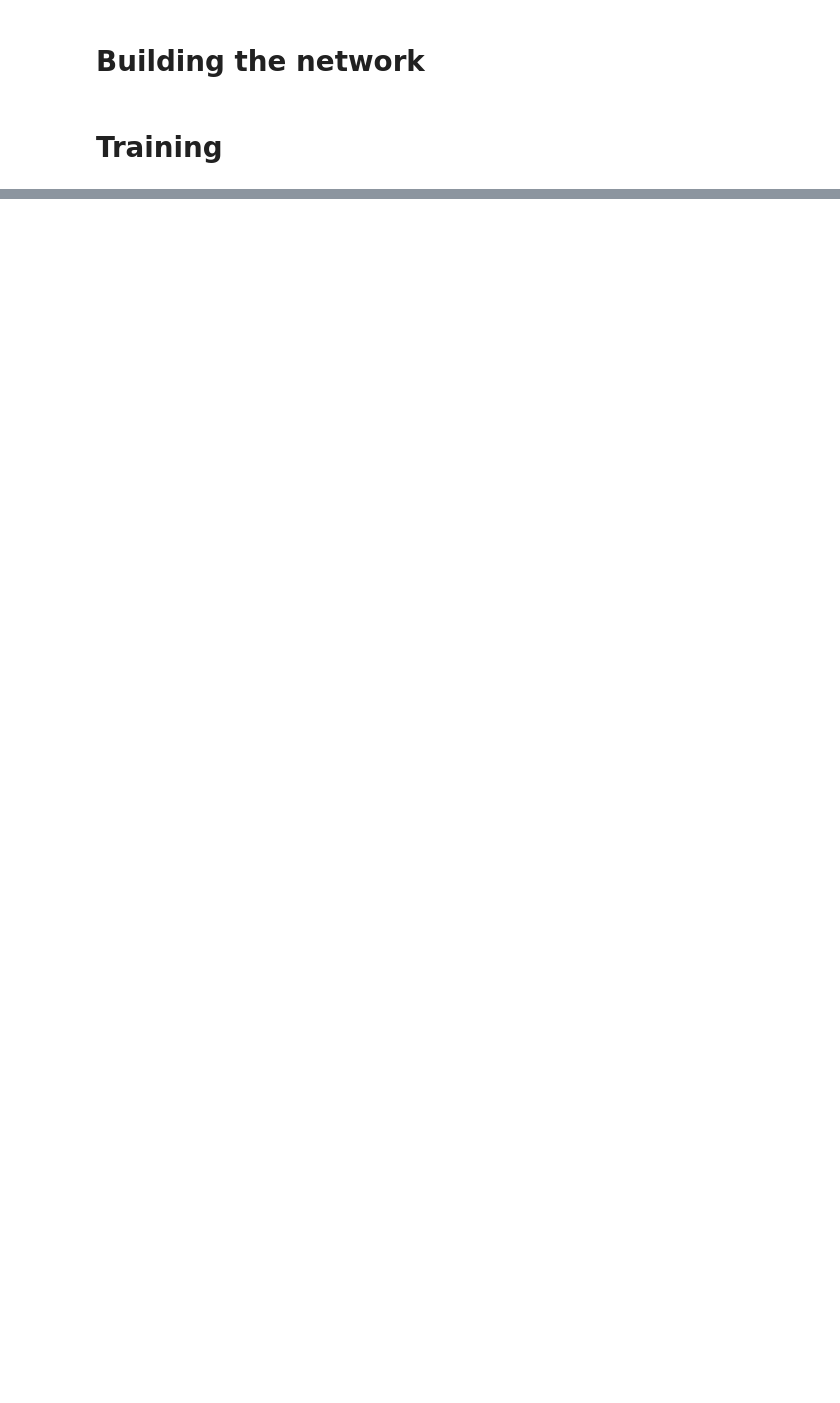
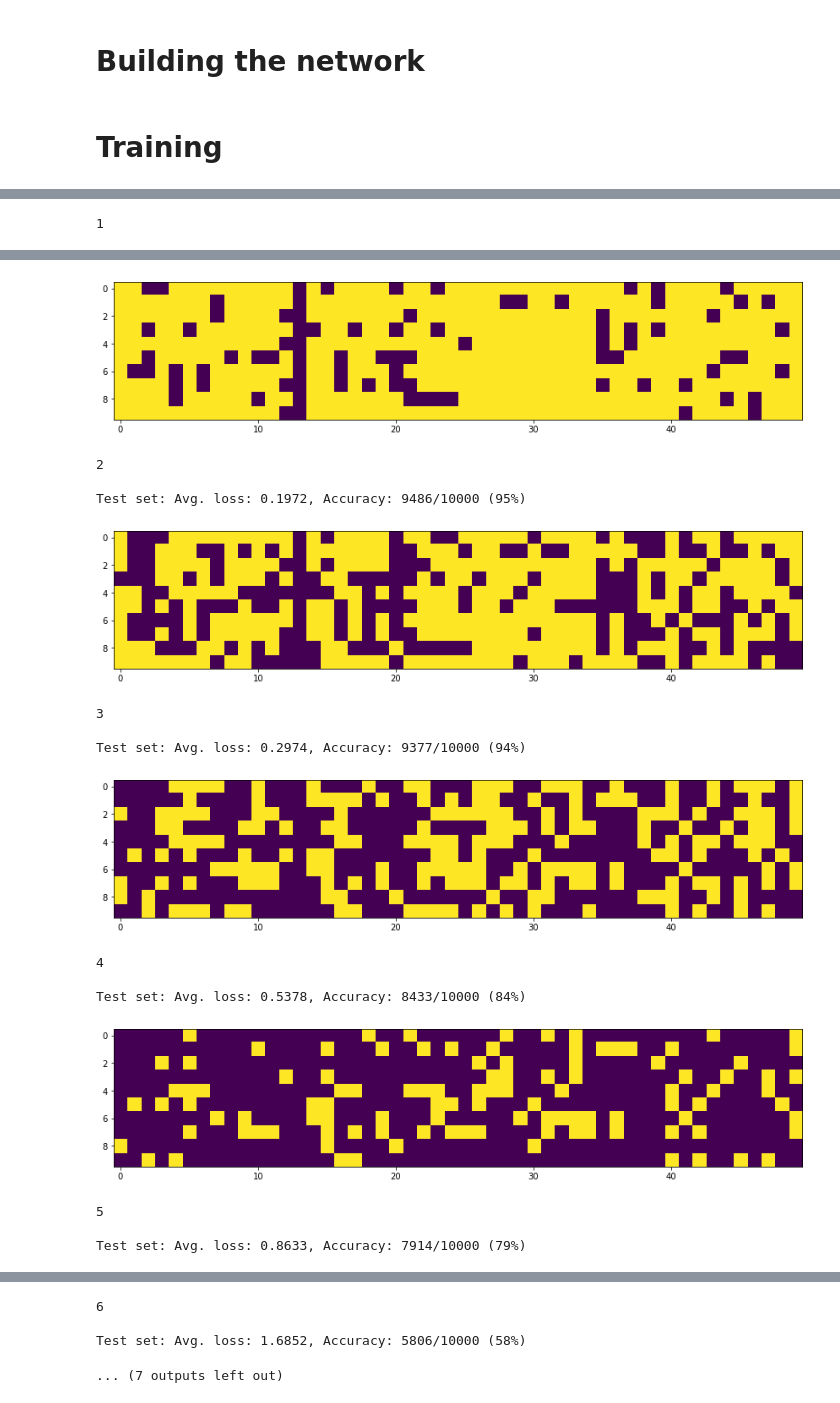
Before and after one commit to arkhycat/disenntangle, a Jupyter notebook: mnist_disentangling.ipynb, the cells around one changed output, grey strips where cells are left out. Cells and saved outputs as stored; diff of their text form; code cells hidden in the pictures; blank space fills up the shorter version.

```diff
--- a/mnist_disentangling.ipynb
+++ b/mnist_disentangling.ipynb
@@ -174,0 +212,12 @@ plt.imshow(np.abs(np.corrcoef(np.transpose(merged)))[-10:, :-10]>corr_thr)
+# %%
+#network.mask = torch.tensor((np.abs(corrm)>corr_thr).astype(float)).float()
+for c in range(1, 10):
+    network.set_mask(torch.tensor((np.abs(corrm)>c/10).astype(float)).float())
+    print(c)
+    test()
+
+    plt.figure(figsize=(15,3))
+    plt.imshow(np.abs(corrm)>c/10)
+    plt.show()
+# %% [output]
+1
@@ -174,0 +225,16 @@ plt.imshow(np.abs(np.corrcoef(np.transpose(merged)))[-10:, :-10]>corr_thr)
+[figure, added]
+2
+
+Test set: Avg. loss: 0.1972, Accuracy: 9486/10000 (95%)
+[figure, added]
+3
+
+Test set: Avg. loss: 0.2974, Accuracy: 9377/10000 (94%)
+[figure, added]
+4
+
+Test set: Avg. loss: 0.5378, Accuracy: 8433/10000 (84%)
+[figure, added]
+5
+
+Test set: Avg. loss: 0.8633, Accuracy: 7914/10000 (79%)
@@ -174,0 +242,4 @@ plt.imshow(np.abs(np.corrcoef(np.transpose(merged)))[-10:, :-10]>corr_thr)
+6
+
+Test set: Avg. loss: 1.6852, Accuracy: 5806/10000 (58%)
+... (7 outputs left out)
```
Also changed, not shown: parts of 28 cells of this notebook, 11 other files.
